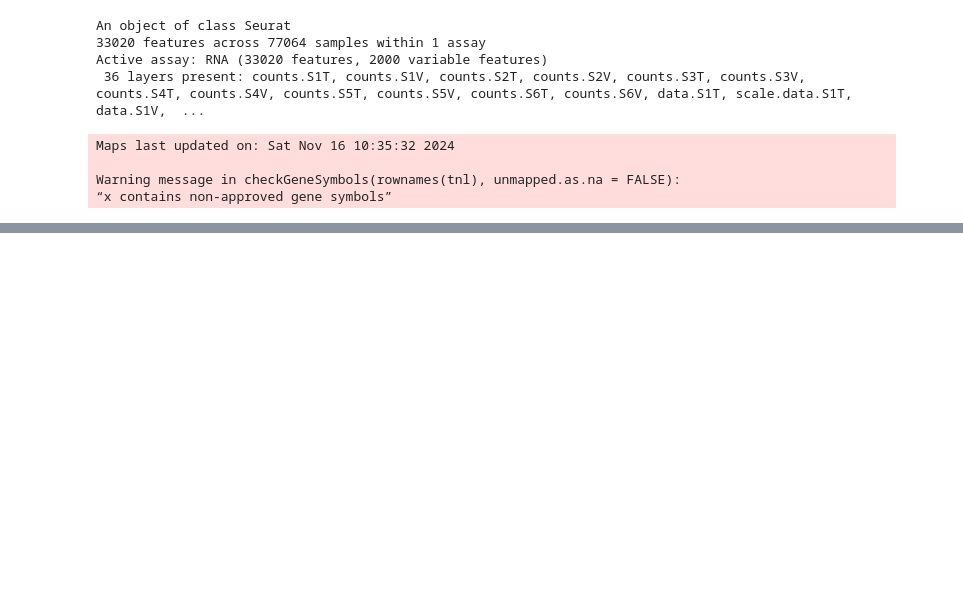
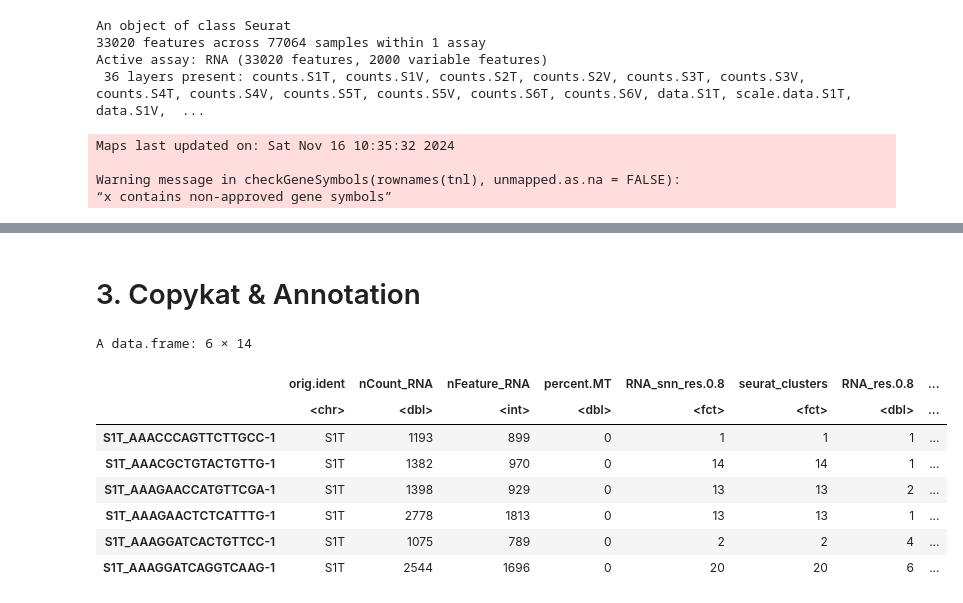
Before and after one commit to JiehoonKwak/crisprscreen, a Jupyter notebook: notebooks/tnl/preprocessR.ipynb, the cells around one changed output, grey strips where cells are left out. Saved outputs shown, nothing was run; the diff lists cells and outputs as text; code cells hidden in the pictures; blank space fills up the shorter version.

```diff
--- a/notebooks/tnl/preprocessR.ipynb
+++ b/notebooks/tnl/preprocessR.ipynb
@@ -280,0 +365,14 @@ saveRDS(tnl, here("output/tnl.rds"))
+# %% [markdown]
+# 3. Copykat & Annotation
+# %%
+obj[[]] |> head()
+# %% [output]
+A data.frame: 6 × 14
+|  | orig.ident | nCount_RNA | nFeature_RNA | percent.MT | RNA_snn_res.0.8 | seurat_clusters | RNA_res.0.8 | ... |
+|  | <chr> | <dbl> | <int> | <dbl> | <fct> | <fct> | <dbl> | ... |
+| S1T_AAACCCAGTTCTTGCC-1 | S1T | 1193 | 899 | 0 | 1 | 1 | 1 | ... |
+| S1T_AAACGCTGTACTGTTG-1 | S1T | 1382 | 970 | 0 | 14 | 14 | 1 | ... |
+| S1T_AAAGAACCATGTTCGA-1 | S1T | 1398 | 929 | 0 | 13 | 13 | 2 | ... |
+| S1T_AAAGAACTCTCATTTG-1 | S1T | 2778 | 1813 | 0 | 13 | 13 | 1 | ... |
+| S1T_AAAGGATCACTGTTCC-1 | S1T | 1075 | 789 | 0 | 2 | 2 | 4 | ... |
+| S1T_AAAGGATCAGGTCAAG-1 | S1T | 2544 | 1696 | 0 | 20 | 20 | 6 | ... |
```
Also changed, not shown: parts of 15 cells of this notebook, 2 other files.
